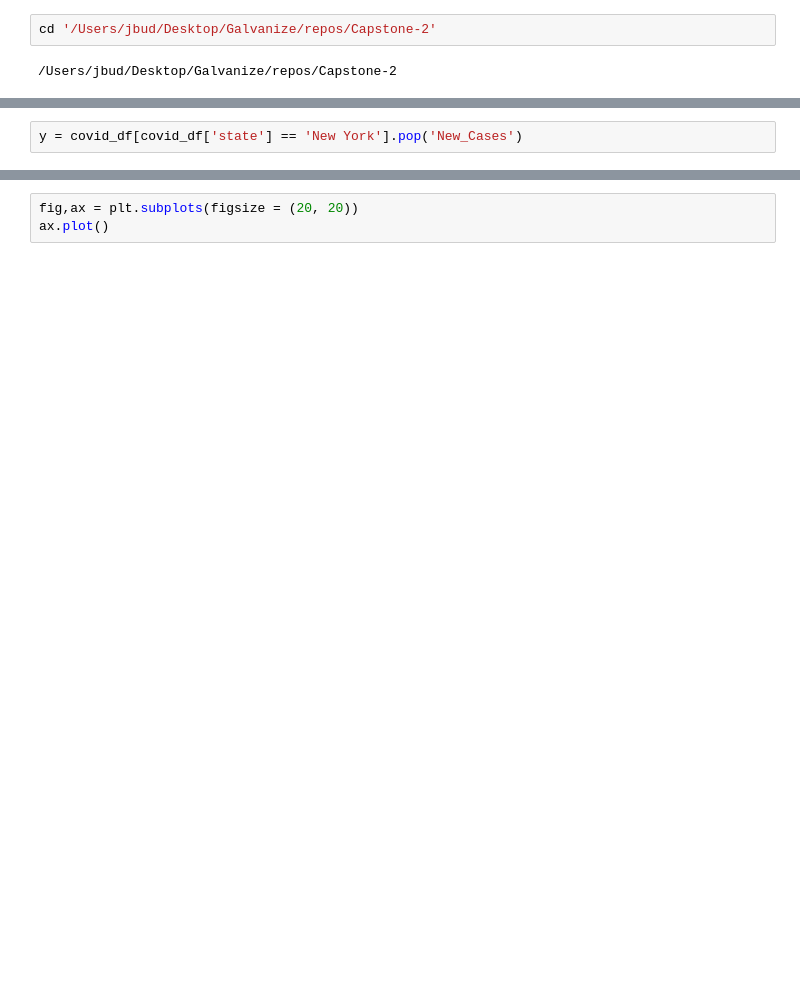
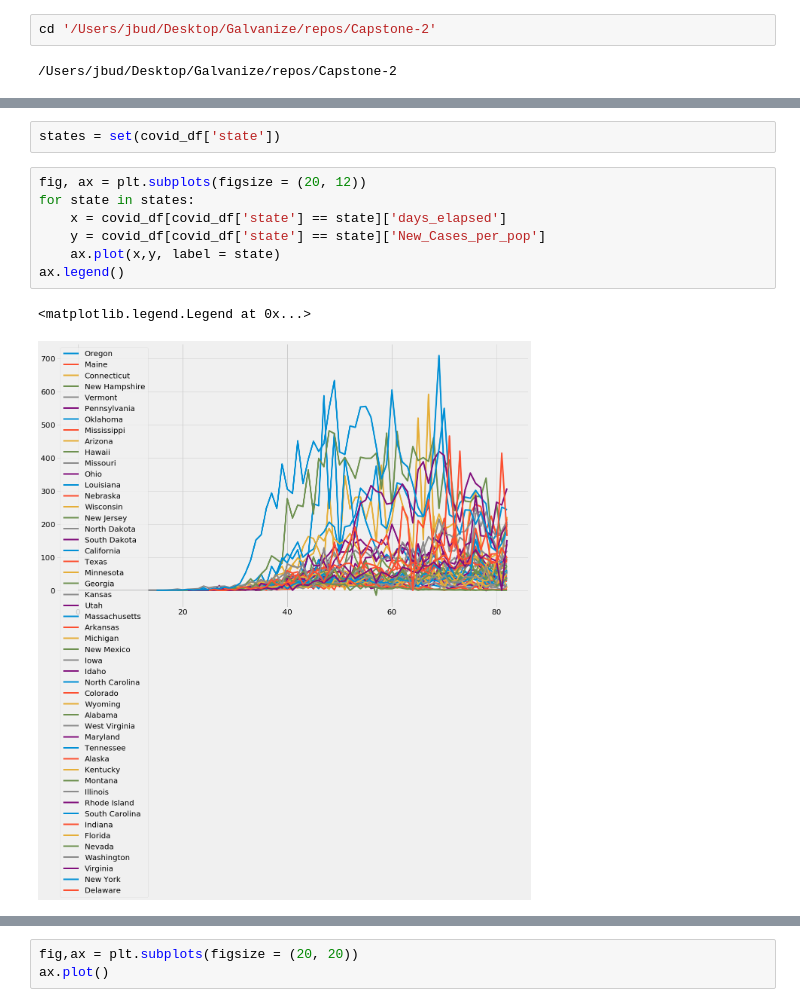
Before and after one commit to Jbudnick/Covid-19-Forecasting, a Jupyter notebook: notebooks/EDA.ipynb, the cells around one changed output, grey strips where cells are left out. Cells and saved outputs as stored; diff of their text form; blank space fills up the shorter version.

```diff
--- a/notebooks/EDA.ipynb
+++ b/notebooks/EDA.ipynb
@@ -226,2 +282,0 @@ if __name__ == '__main__':
-# %%
-y = covid_df[covid_df['state'] == 'New York'].pop('New_Cases')
@@ -252,0 +299,12 @@ covid_df
+# %%
+states = set(covid_df['state'])
+# %%
+fig, ax = plt.subplots(figsize = (20, 12))
+for state in states:
+    x = covid_df[covid_df['state'] == state]['days_elapsed']
+    y = covid_df[covid_df['state'] == state]['New_Cases_per_pop']
+    ax.plot(x,y, label = state)
+ax.legend()
+# %% [output]
+<matplotlib.legend.Legend at 0x...>
+[figure, added]
```
Also changed, not shown: parts of 79 cells of this notebook, 7 other files.
